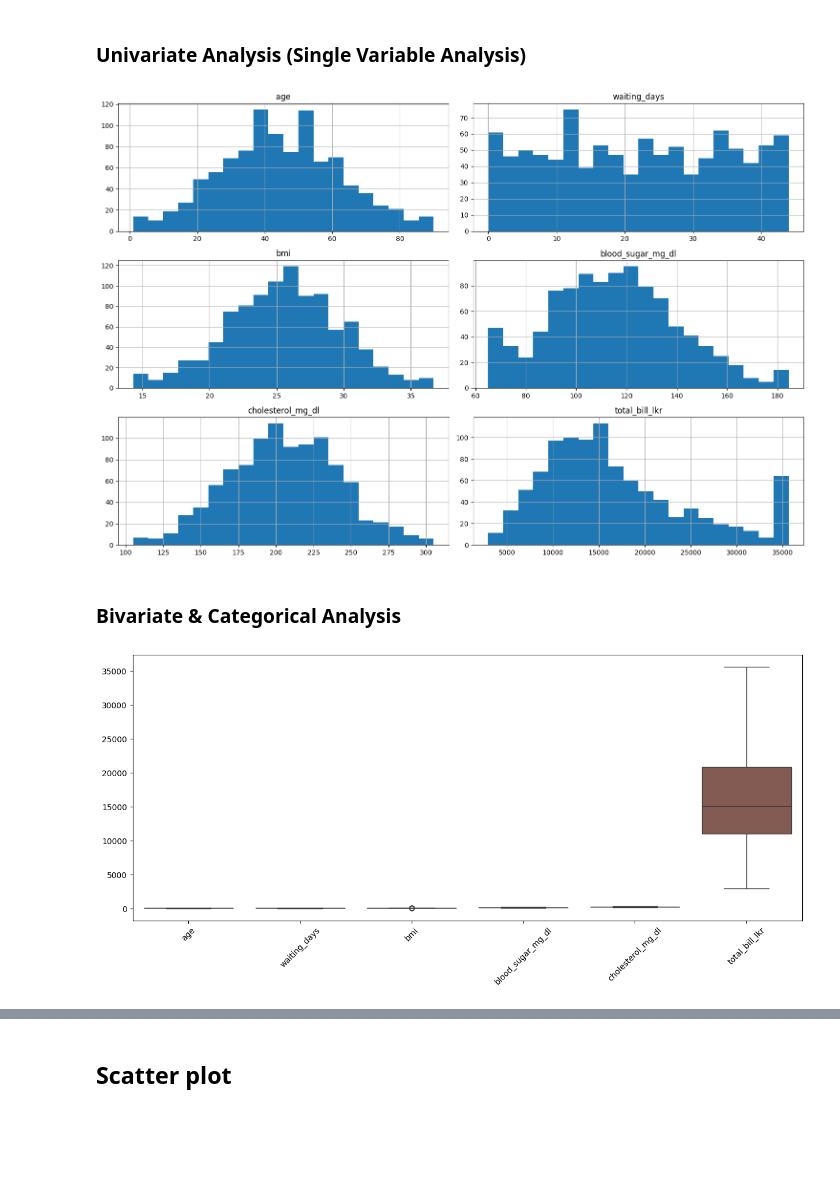
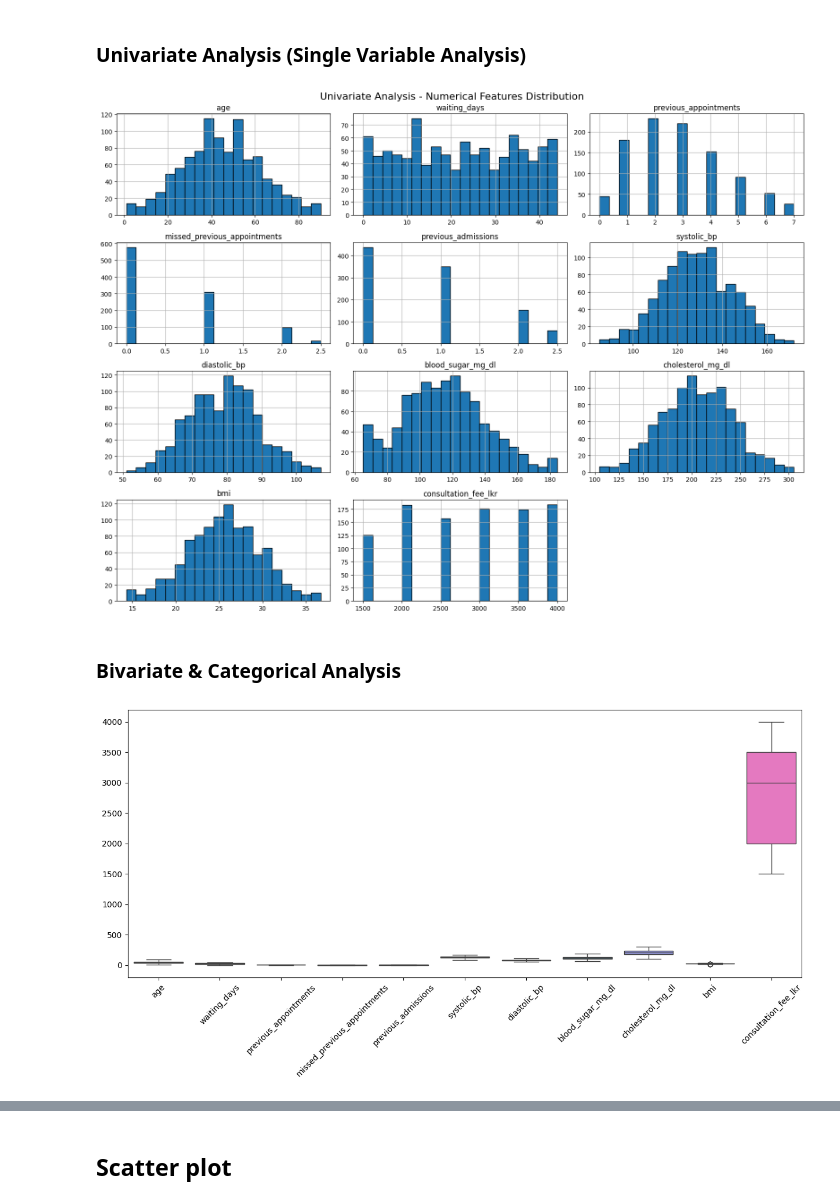
Before and after one commit to dewmiabeykoon/smartcare-ai-project, a Jupyter notebook: Notebook/TASK-04_EDA.ipynb, the cells around one changed output, grey strips where cells are left out. Drawn from its saved outputs; the diff is of its cells as text; code cells hidden in the pictures; blank space fills up the shorter version.

```diff
--- a/Notebook/TASK-04_EDA.ipynb
+++ b/Notebook/TASK-04_EDA.ipynb
@@ -43,19 +52,24 @@ df.describe()
 # %%
 numeric_cols = [
     "age",
     "waiting_days",
-    "bmi",
+    "previous_appointments",
+    "missed_previous_appointments",
+    "previous_admissions",
+    "systolic_bp",
+    "diastolic_bp",
     "blood_sugar_mg_dl",
     "cholesterol_mg_dl",
-    "total_bill_lkr"
+    "bmi",
+    "consultation_fee_lkr"
 ]
 
-df[numeric_cols].hist(figsize=(15,10), bins=20)
-
+df[numeric_cols].hist(figsize=(16, 12), bins=20, edgecolor='black')
+plt.suptitle("Univariate Analysis - Numerical Features Distribution", fontsize=16)
 plt.tight_layout()
 plt.show()
 # %% [output]
-[figure, old version]
+[figure, new version]
 # %% [markdown]
 ### Bivariate & Categorical Analysis
 # %%
@@ -67,7 +81,7 @@ plt.xticks(rotation=45)
 
 plt.show()
 # %% [output]
-[figure, old version]
+[figure, new version]
 # %%
 plt.figure(figsize=(15,10))
 
```
Also changed, not shown: parts of 7 cells of this notebook, 51 other files.
